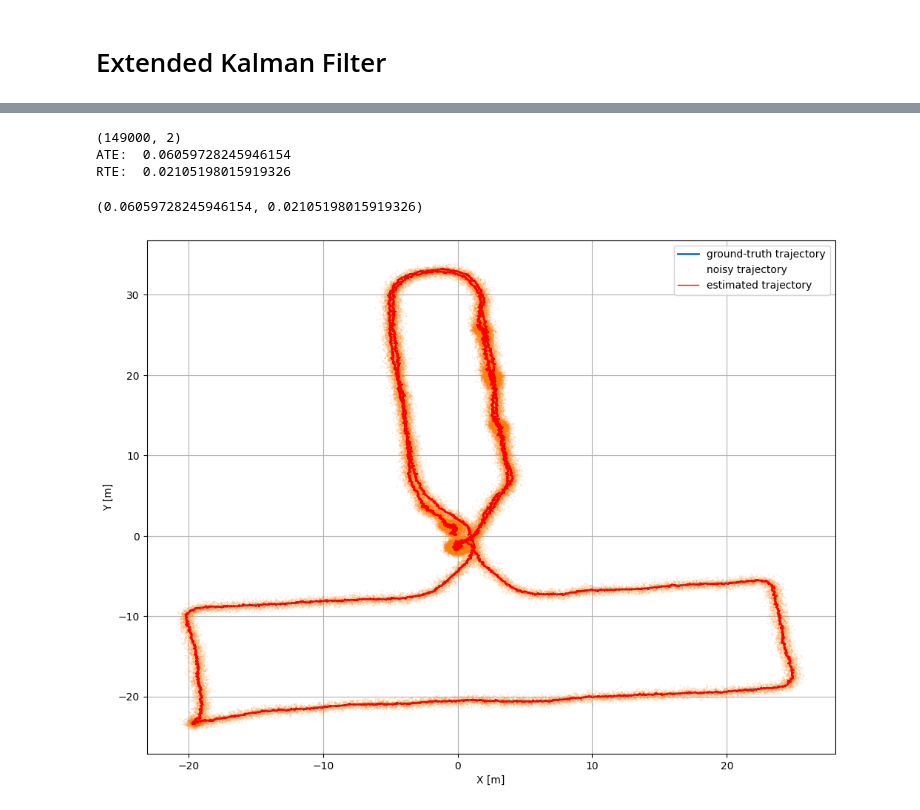
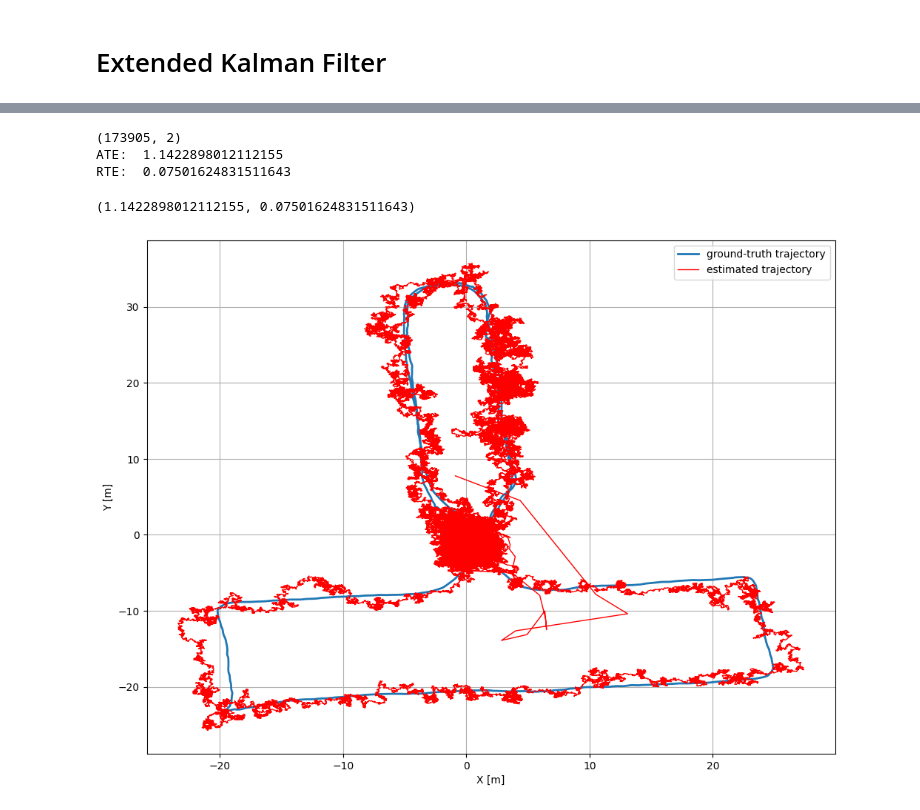
Before and after one commit to AndrewCheam/IMU_localisation, a Jupyter notebook: ronin/source/Ekf.ipynb, the cells around one changed output, grey strips where cells are left out. Cells and saved outputs as stored; diff of their text form; code cells hidden in the pictures.

```diff
--- a/ronin/source/Ekf.ipynb
+++ b/ronin/source/Ekf.ipynb
@@ -211,8 +203,8 @@ def test_kalman_filter(sample_data, gt_noise_std = 2, ori_noise_std = 0.05, std_
     xs, ys = gt_trajectory_xy[:, 0], gt_trajectory_xy[:, 1]
     ax.plot(xs, ys, lw=2, label='ground-truth trajectory')
 
-    xs, ys = obs_trajectory_xy[:, 0], obs_trajectory_xy[:, 1]
-    ax.plot(xs, ys, lw=0, marker='.', markersize=0.5, alpha=0.4, label='noisy trajectory')
+    # xs, ys = obs_trajectory_xy[:, 0], obs_trajectory_xy[:, 1]
+    # ax.plot(xs, ys, lw=0, marker='.', markersize=0.5, alpha=0.4, label='noisy trajectory')
 
     ax.plot(mu_x, mu_y, lw=1, label='estimated trajectory', color='r')
 
@@ -312,33 +286,33 @@ data.describe()
 # %%
 #best std_dev = 0.02
-sample_data = data.iloc[1000:150000,:]
-test_kalman_filter(sample_data, gt_noise_std=10, ori_noise_std=0.05, std_dev=0.02)
+sample_data = data.copy()
+test_kalman_filter(sample_data, gt_noise_std=20, ori_noise_std=0.05, std_dev=0.02)
 
 # ate_list = []
 # std_dev_list = []
 
 # for i in range(1,40, 1):
 #     i = i/200
 #     print('std_dev: ', i)
 #     ate, rte = test_kalman_filter(sample_data, gt_noise_std = 10, ori_noise_std = 0.05, std_dev = i)
 #     ate_list.append(ate)
 #     std_dev_list.append(i)
 
 # fig, ax = plt.subplots(1, 1, figsize=(12, 9))
 
 # ax.plot(std_dev_list, ate_list, lw=2, label='ate')
 
 
 # ax.set_xlabel('std_dev')
 # ax.set_ylabel('ate')
 # ax.legend()
 # ax.grid()
 # %% [output]
-(149000, 2)
-ATE:  0.06059728245946154
-RTE:  0.02105198015919326
+(173905, 2)
+ATE:  1.1422898012112155
+RTE:  0.07501624831511643
-(0.06059728245946154, 0.02105198015919326)
+(1.1422898012112155, 0.07501624831511643)
-[figure, old version]
+[figure, new version]
 # %%
 fig, ax = plt.subplots(1, 1, figsize=(12, 9))
 
```
Also changed, not shown: parts of 5 cells of this notebook.
